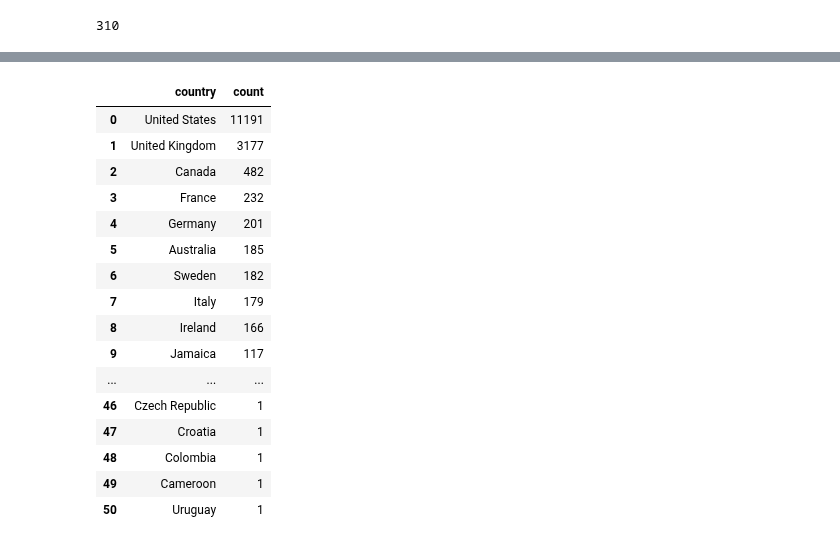
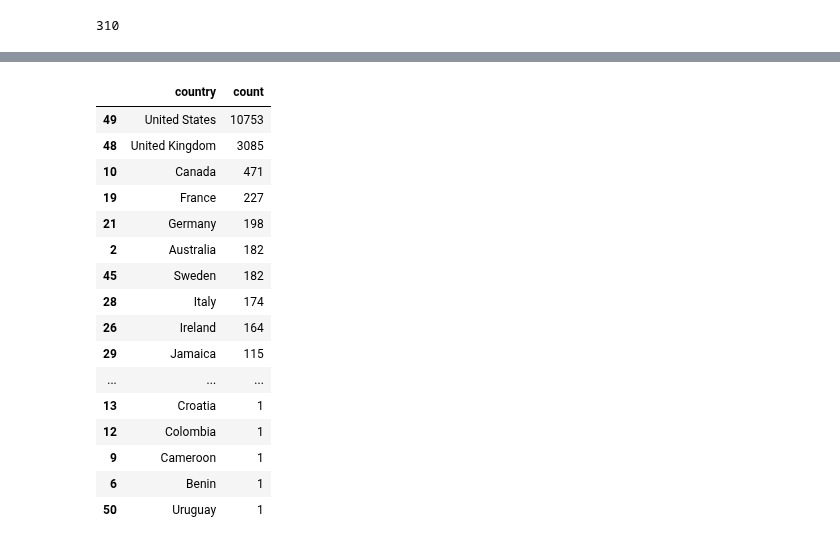
Before and after one commit to padesplaces/ada2017, a Jupyter notebook: project/Location.ipynb, the cells around one changed output, grey strips where cells are left out. Cells and saved outputs as stored; diff of their text form; code cells hidden in the pictures.

```diff
--- a/project/Location.ipynb
+++ b/project/Location.ipynb
@@ -266,21 +258,26 @@ test
+# %%
+covers = pickle.load(open("data/covers_merge_algo.p", "rb"))
+# %%
+count_countries = covers.groupby('country').count()[['trackID']]
+count_countries.columns = [['count']]
 # %%
 count_countries.reset_index(inplace=True)
-count_countries
+count_countries.sort_values('count', ascending=False)
 # %% [output]
 |  | country | count |
-| 0 | United States | 11191 |
-| 1 | United Kingdom | 3177 |
-| 2 | Canada | 482 |
-| 3 | France | 232 |
-| 4 | Germany | 201 |
-| 5 | Australia | 185 |
-| 6 | Sweden | 182 |
-| 7 | Italy | 179 |
-| 8 | Ireland | 166 |
-| 9 | Jamaica | 117 |
+| 49 | United States | 10753 |
+| 48 | United Kingdom | 3085 |
+| 10 | Canada | 471 |
+| 19 | France | 227 |
+| 21 | Germany | 198 |
+| 2 | Australia | 182 |
+| 45 | Sweden | 182 |
+| 28 | Italy | 174 |
+| 26 | Ireland | 164 |
+| 29 | Jamaica | 115 |
 | ... | ... | ... |
-| 46 | Czech Republic | 1 |
-| 47 | Croatia | 1 |
-| 48 | Colombia | 1 |
-| 49 | Cameroon | 1 |
+| 13 | Croatia | 1 |
+| 12 | Colombia | 1 |
+| 9 | Cameroon | 1 |
+| 6 | Benin | 1 |
 | 50 | Uruguay | 1 |
```
Also changed, not shown: parts of 8 cells of this notebook, 31 other files.
